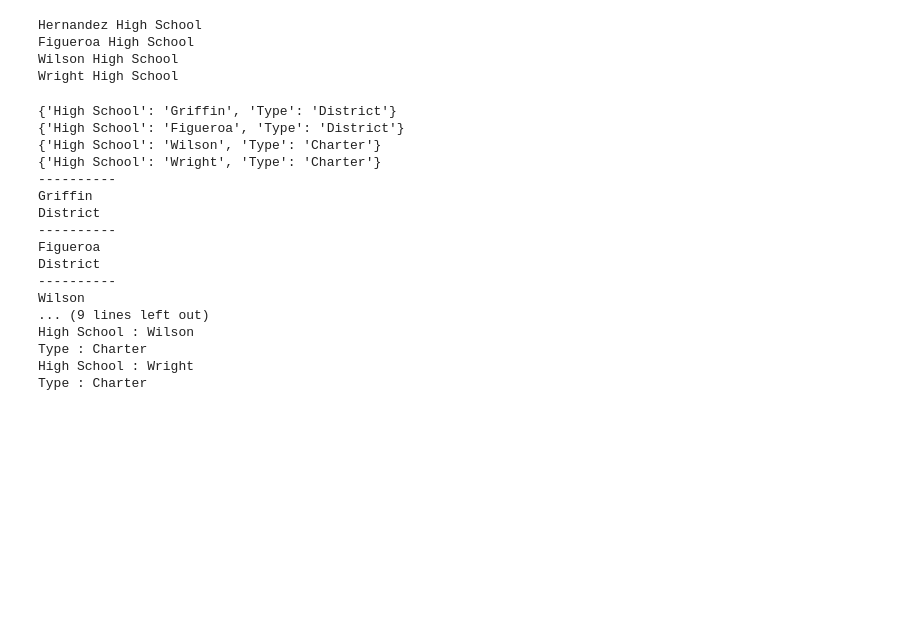
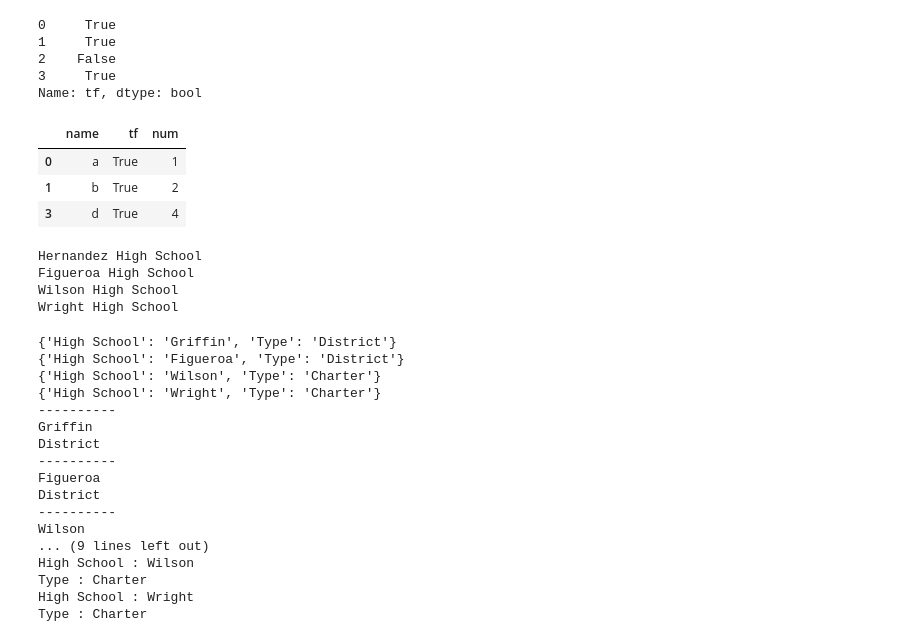
Before and after one commit to lidajav/School_District_Analysis, a Jupyter notebook: practice_list_dictionary.ipynb, the cells around one changed output. Drawn from its saved outputs; the diff is of its cells as text; code cells hidden in the pictures; blank space fills up the shorter version.

```diff
--- a/practice_list_dictionary.ipynb
+++ b/practice_list_dictionary.ipynb
@@ -1,3 +4,25 @@
+# %%
+input_file= "Resources/test.csv"
+in_file = os.path.join(input_file)
+df_file = pd.read_csv(in_file)
+# %%
+df_f = df_file["tf"] == True
+df_f
+# %% [output]
+0     True
+1     True
+2    False
+3     True
+Name: tf, dtype: bool
+# %%
+test_df = df_file[(df_f)]
+# %%
+test_df
+# %% [output]
+|  | name | tf | num |
+| 0 | a | True | 1 |
+| 1 | b | True | 2 |
+| 3 | d | True | 4 |
 # %%
 # List of high schools
 high_schools = ["Hernandez High School", "Figueroa High School",
```
Also changed, not shown: parts of 1 cell of this notebook, 7 other files.
